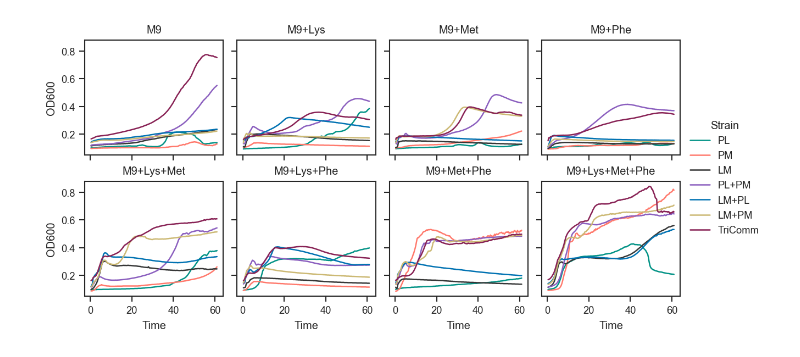
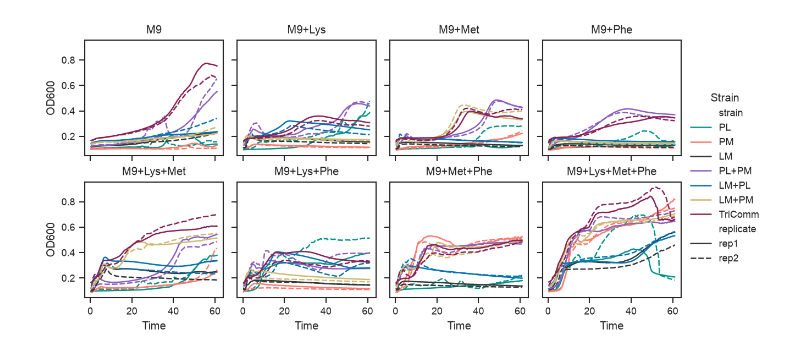
Before and after one commit to microbial-pangenomes-lab/2026_tricomm, a Jupyter notebook: notebooks/growth_curves.ipynb, the cells around one changed output. Drawn from its saved outputs; the diff is of its cells as text; code cells hidden in the pictures.

```diff
--- a/notebooks/growth_curves.ipynb
+++ b/notebooks/growth_curves.ipynb
@@ -23,6 +29,17 @@ media_order = ['M9',
                'M9+Lys', 'M9+Met', 'M9+Phe',
                'M9+Lys+Met', 'M9+Lys+Phe', 'M9+Met+Phe',
                'M9+Lys+Met+Phe']
+base_colors= [
+              'xkcd:teal',
+              'xkcd:salmon',
+              'xkcd:dark grey',
+
+              '#8B5FBF',
+              '#0072B2',
+              '#CCB974',
+
+              '#882255'
+              ]
 ds = {'PL': 'Single',
       'PM': 'Single',
       'LM': 'Single',
@@ -39,8 +56,13 @@ dm = {'M9': 'M9',
       'M9+Met+Phe': 'M9+2AA',
       'M9+Lys+Met+Phe': 'M9+Lys+Met+Phe'}
 # %%
-m = pd.read_csv('../data/batch/rep_1.tsv', sep='\t')
-m = m[m['time'] <= 61].copy()
+m1 = pd.read_csv('../data/batch/rep_1.tsv', sep='\t')
+m2 = pd.read_csv('../data/batch/rep_2.tsv', sep='\t')
+m = pd.concat([m1, m2])
+m['time'] = m['time'] / 60 / 60
+m['replicate'] = ['rep1' if x == 'growth_rate_20260720'
+                  else 'rep2'
+                  for x in m['experiment'].values]
 # %%
 m['scateg'] = [ds[x] for x in m['strain'].values]
 m['mcateg'] = [dm[x] for x in m['treatment'].values]
@@ -56,35 +78,35 @@ a['mcateg'] = [dm[x] for x in a['treatment'].values]
 # %%
 rp = sns.relplot(data=m,
                  x='time',
                  y='od600',
                  col='treatment',
                  hue='strain',
+                 style='replicate',
                  kind='line',
                  errorbar=None,
                  col_wrap=4,
                  height=2,
-                 palette=[
-                          'xkcd:teal',
-                          'xkcd:salmon',
-                          'xkcd:dark grey',
-
-                          '#8B5FBF',
-                          '#0072B2',
-                          '#CCB974',
-
-                          '#882255'
-                          ],
+                 palette=base_colors,
                 hue_order=strains_order,
                 col_order=media_order)
 
 # change legend title
 rp._legend.set_title('Strain')
 
 rp.set(xlabel='Time', ylabel='OD600')
 rp.set_titles('{col_name}')
 
 plt.subplots_adjust(wspace=0.1, hspace=0.225)
 
-sns.despine(top=False, right=False);
+sns.despine(top=False, right=False)
+
+plt.savefig('curves_all.png',
+            dpi=300,
+            bbox_inches='tight',
+            transparent=True
+           )
+plt.savefig('curves_all.svg',
+            dpi=300, bbox_inches='tight',
+            transparent=True);
 # %% [output]
-[figure, old version]
+[figure, new version]
```
Also changed, not shown: parts of 17 cells of this notebook, 5 other files.
